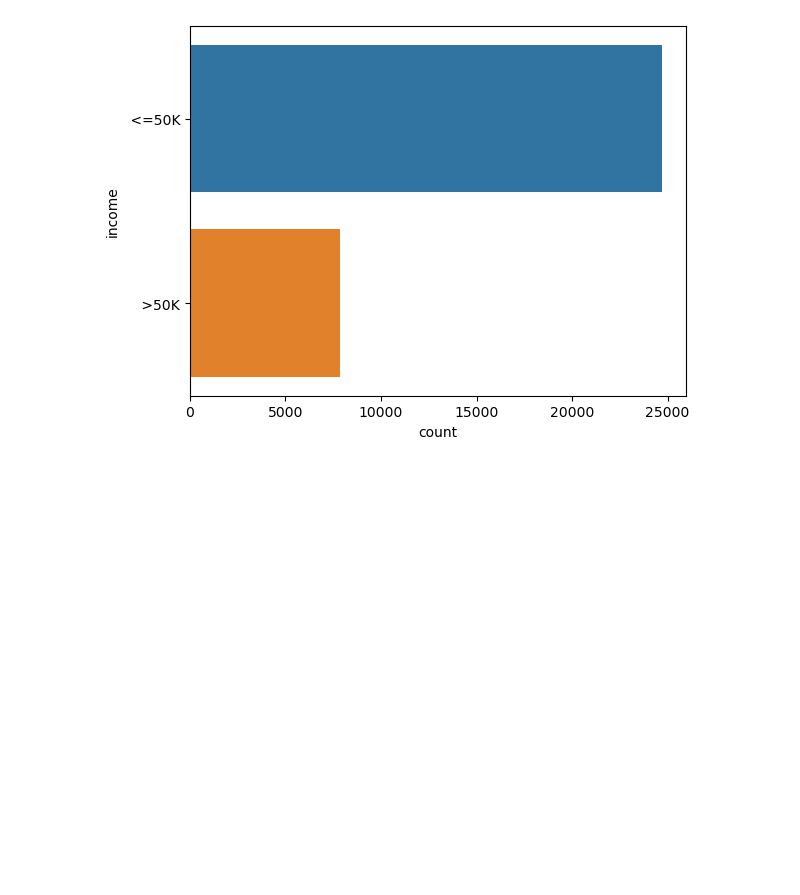
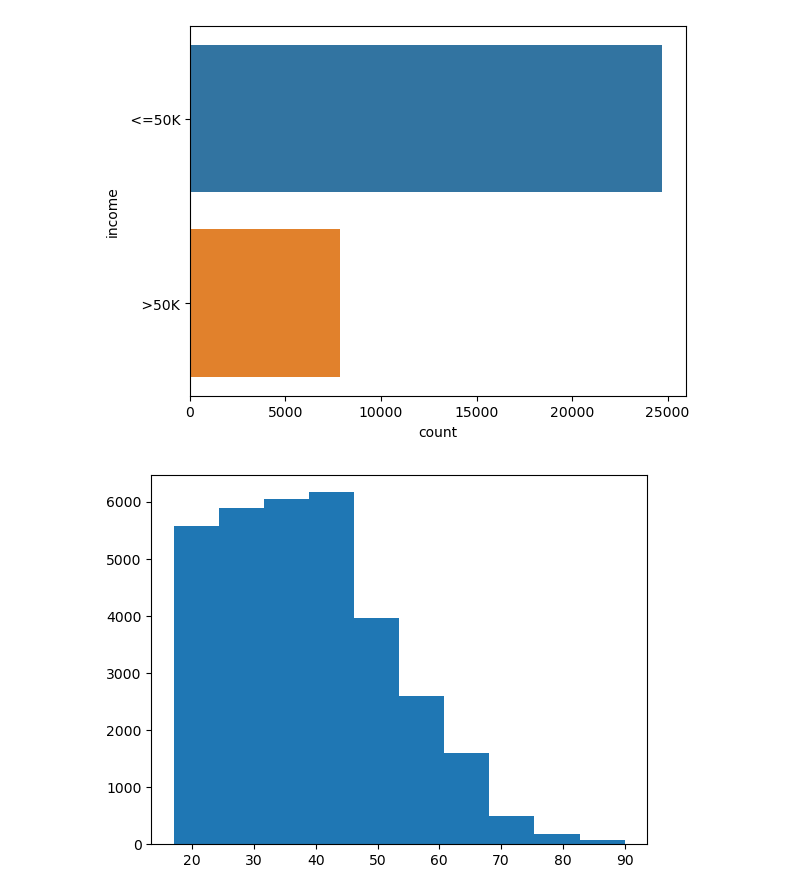
Before and after one commit to JansRodriguez/MachineLearningAaZ, a Jupyter notebook: ExercícioDois.ipynb, the cells around one changed output. Saved outputs shown, nothing was run; the diff lists cells and outputs as text; code cells hidden in the pictures; blank space fills up the shorter version.

```diff
--- a/ExercícioDois.ipynb
+++ b/ExercícioDois.ipynb
@@ -85,3 +87,7 @@ sns.countplot(y=dados_censo['income'])
 # %% [output]
 <AxesSubplot:xlabel='count', ylabel='income'>
 [figure]
+# %%
+plt.hist(x=dados_censo['age']);
+# %% [output]
+[figure, added]
```
Also changed, not shown: parts of 7 cells of this notebook.
